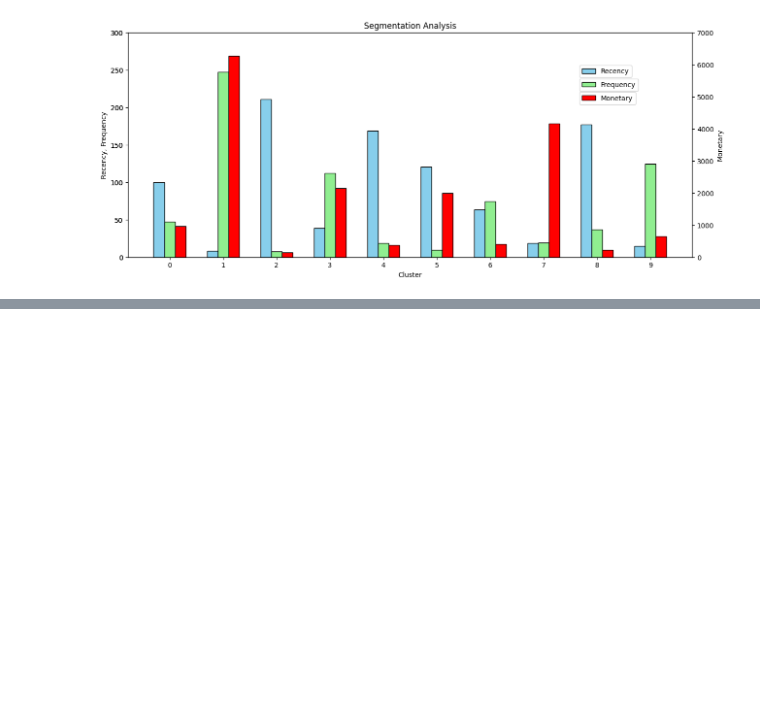
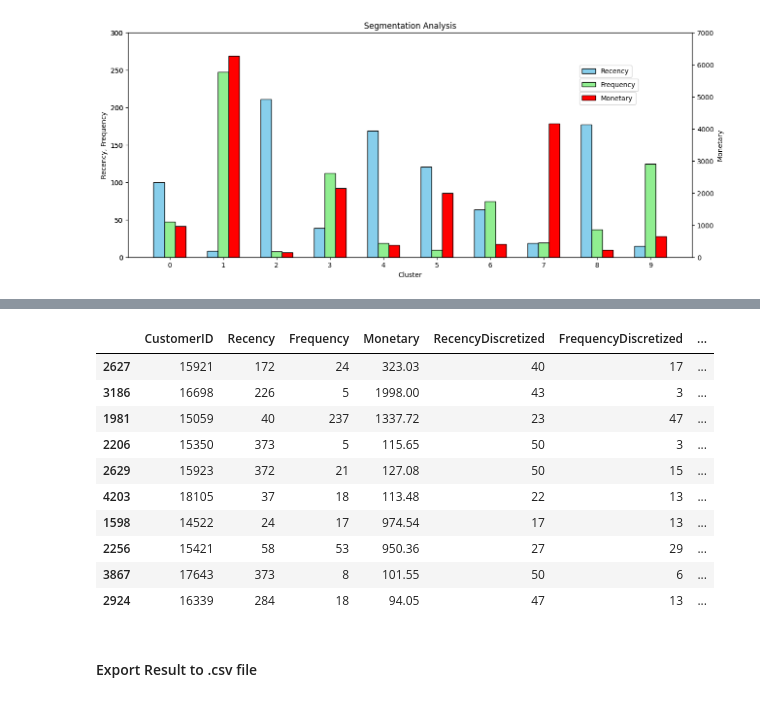
Before and after one commit to duyphuongnguyen1999/RFM-Customers-Segmentation, a Jupyter notebook: RFM Customer Segmentation.ipynb, the cells around one changed output, grey strips where cells are left out. Saved outputs shown, nothing was run; the diff lists cells and outputs as text; code cells hidden in the pictures; blank space fills up the shorter version.

```diff
--- a/RFM Customer Segmentation.ipynb
+++ b/RFM Customer Segmentation.ipynb
@@ -584,0 +640,16 @@ plt.show();
+# %%
+RFM.sample(10)
+# %% [output]
+|  | CustomerID | Recency | Frequency | Monetary | RecencyDiscretized | FrequencyDiscretized | ... |
+| 2627 | 15921 | 172 | 24 | 323.03 | 40 | 17 | ... |
+| 3186 | 16698 | 226 | 5 | 1998.00 | 43 | 3 | ... |
+| 1981 | 15059 | 40 | 237 | 1337.72 | 23 | 47 | ... |
+| 2206 | 15350 | 373 | 5 | 115.65 | 50 | 3 | ... |
+| 2629 | 15923 | 372 | 21 | 127.08 | 50 | 15 | ... |
+| 4203 | 18105 | 37 | 18 | 113.48 | 22 | 13 | ... |
+| 1598 | 14522 | 24 | 17 | 974.54 | 17 | 13 | ... |
+| 2256 | 15421 | 58 | 53 | 950.36 | 27 | 29 | ... |
+| 3867 | 17643 | 373 | 8 | 101.55 | 50 | 6 | ... |
+| 2924 | 16339 | 284 | 18 | 94.05 | 47 | 13 | ... |
+# %% [markdown]
+#### Export Result to .csv file
```
Also changed, not shown: parts of 3 cells of this notebook.
